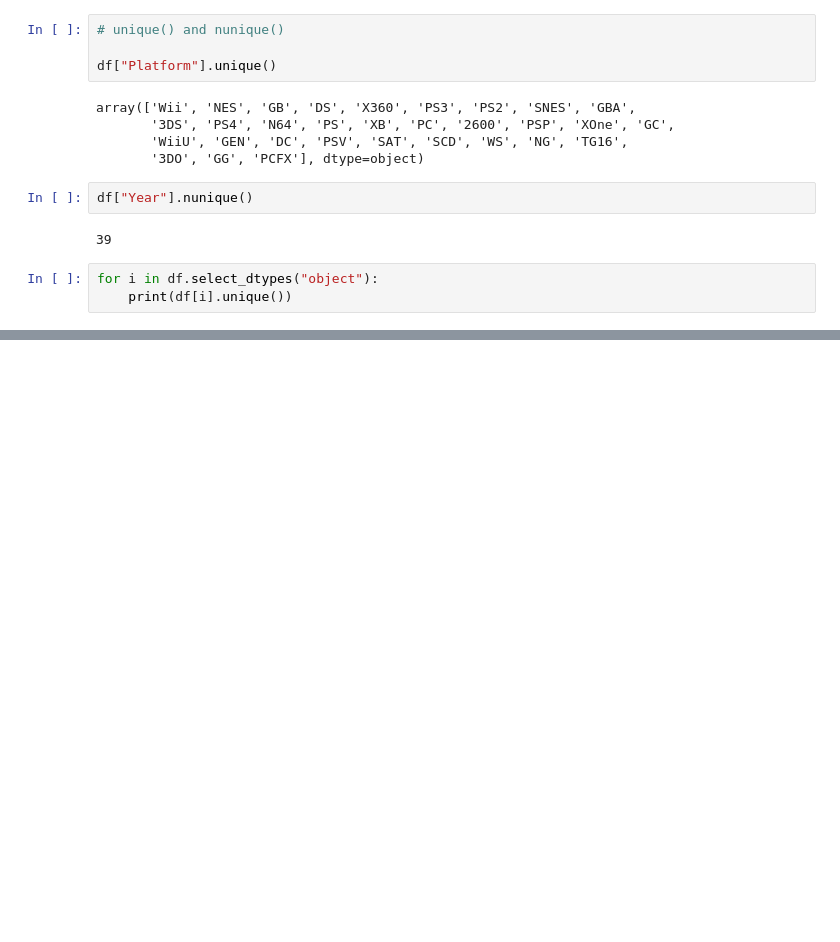
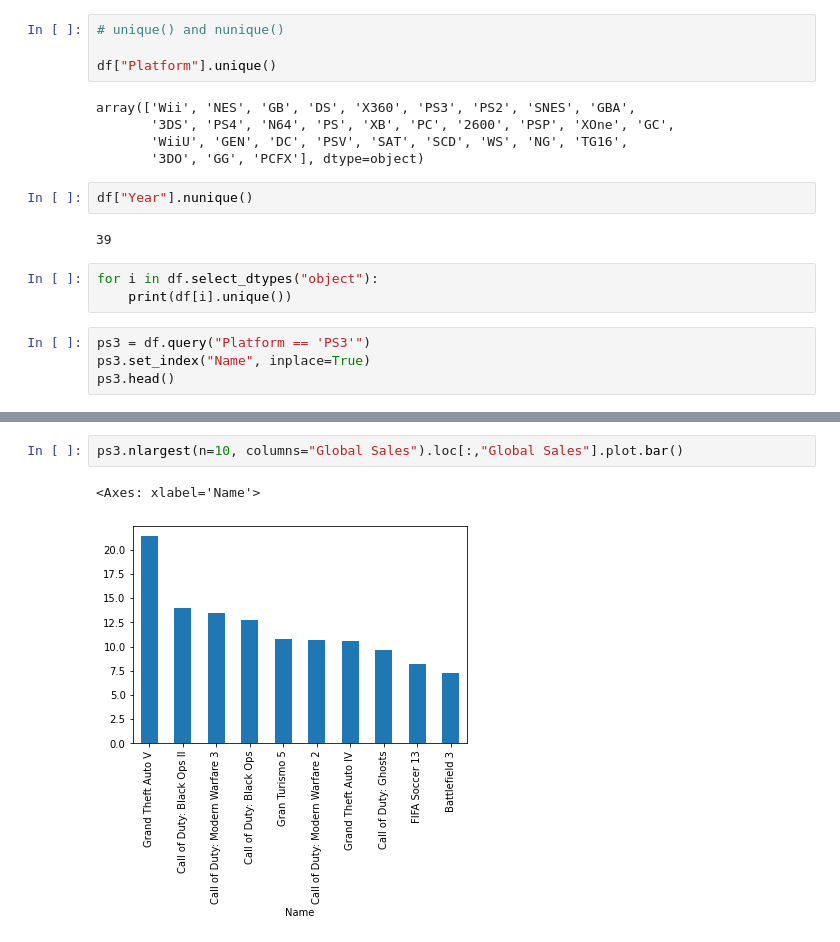
Before and after one commit to klao-thongchan/playground, a Jupyter notebook: sql/pandas tutorial.ipynb, the cells around one changed output, grey strips where cells are left out. Saved outputs shown, nothing was run; the diff lists cells and outputs as text; blank space fills up the shorter version.

Commit message:
update visualization

```diff
--- a/sql/pandas tutorial.ipynb
+++ b/sql/pandas tutorial.ipynb
@@ -214,3 +214,7 @@ df["Year"].nunique()
 # %%
 for i in df.select_dtypes("object"):
     print(df[i].unique())
+# %%
+ps3 = df.query("Platform == 'PS3'")
+ps3.set_index("Name", inplace=True)
+ps3.head()
@@ -216,0 +229,5 @@ for i in df.select_dtypes("object"):
+# %%
+ps3.nlargest(n=10, columns="Global Sales").loc[:,"Global Sales"].plot.bar()
+# %% [output]
+<Axes: xlabel='Name'>
+[figure, added]
```
Also changed, not shown: parts of 2 cells of this notebook.
